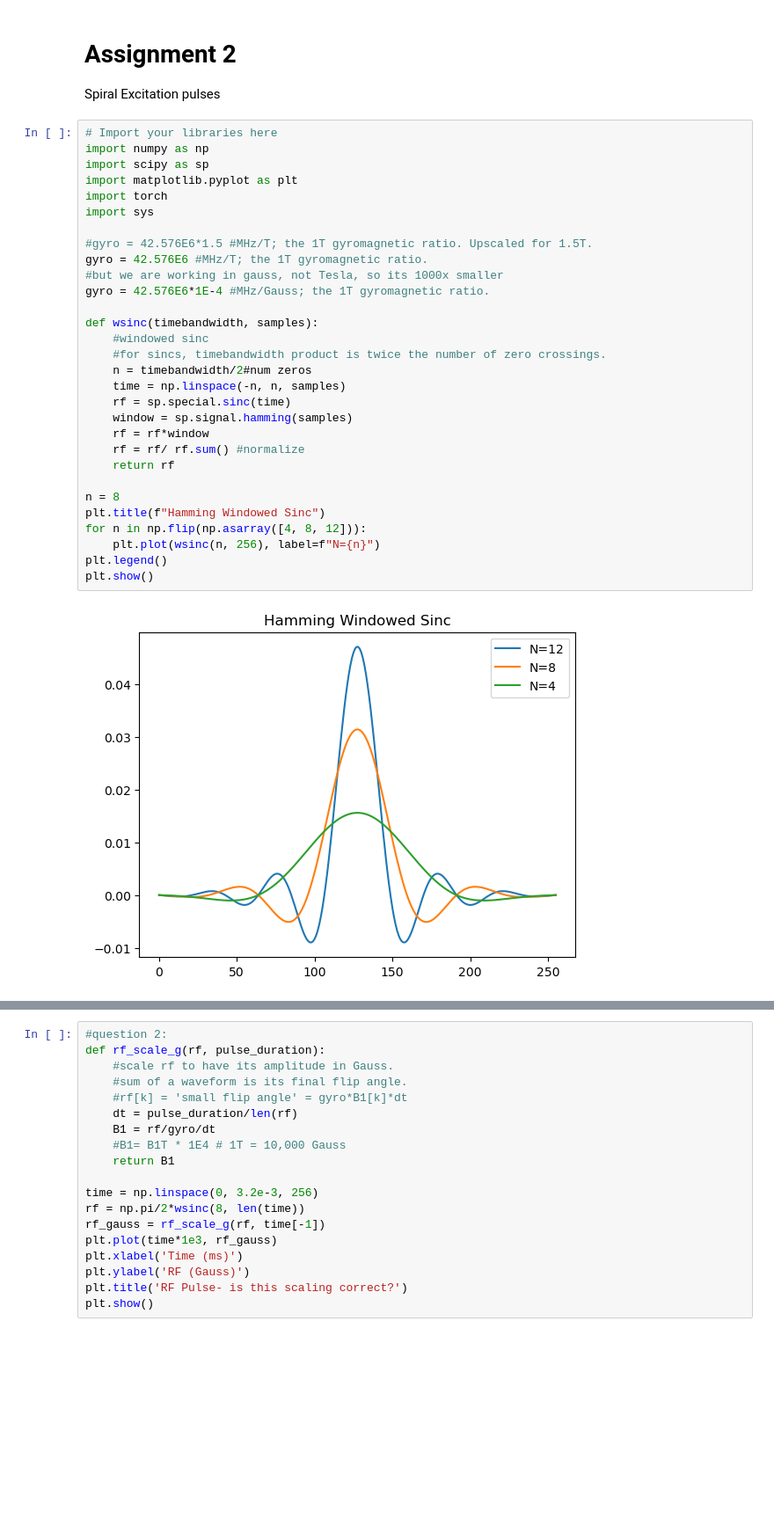
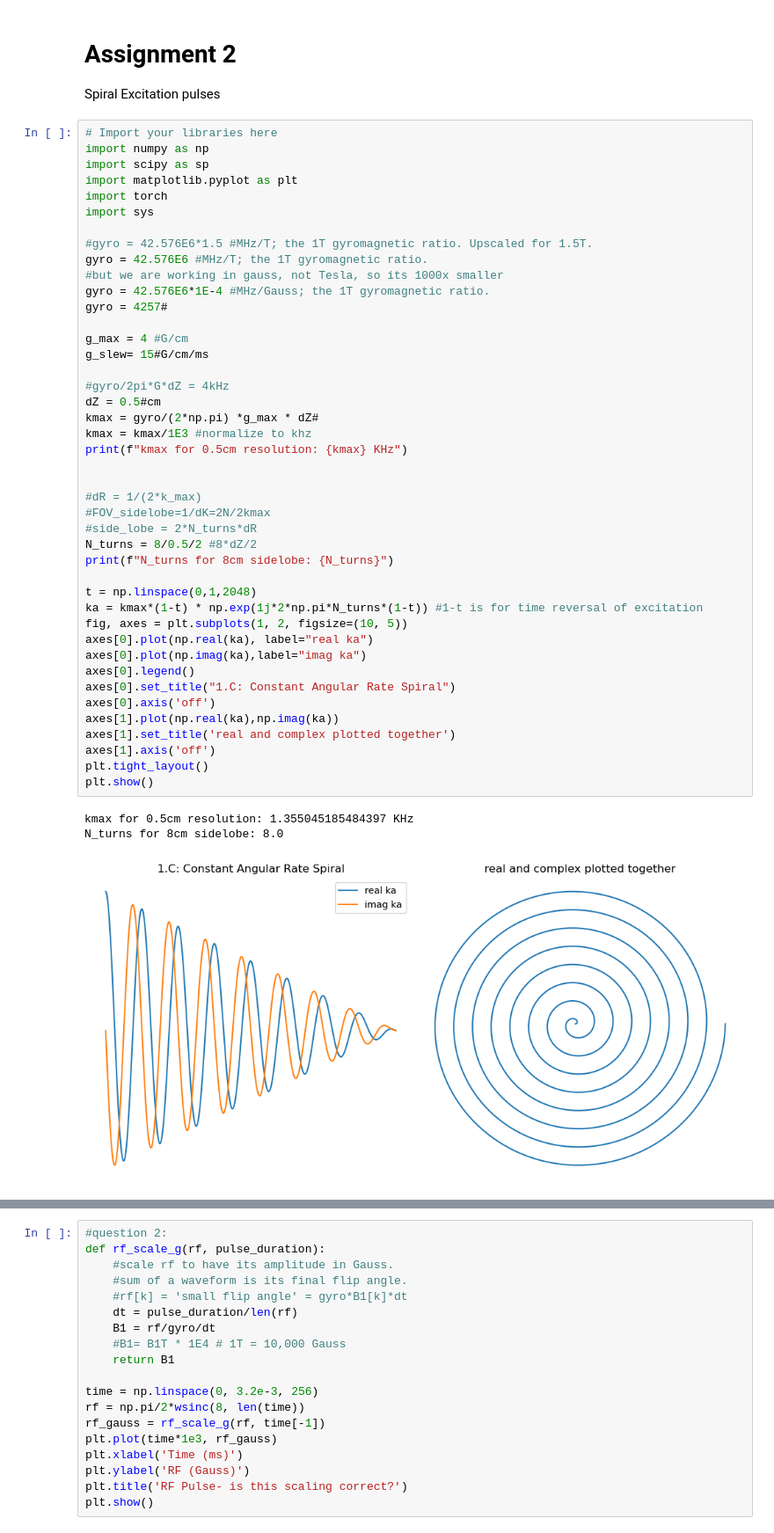
Before and after one commit to jhillard-stanford/mri-fingerprinting, a Jupyter notebook: assingment2/assignment2.ipynb, the cells around one changed output, grey strips where cells are left out. Shown at 88% size. Drawn from its saved outputs; the diff is of its cells as text; blank space fills up the shorter version.

Commit message:
Assignment2 Q1 finished. Cool spiral plots

```diff
--- a/assingment2/assignment2.ipynb
+++ b/assingment2/assignment2.ipynb
@@ -2,35 +2,50 @@
 # Assignment 2
 
 Spiral Excitation pulses
-# %%
-# Import your libraries here
-import numpy as np
-import scipy as sp
-import matplotlib.pyplot as plt
-import torch
-import sys
-
-#gyro = 42.576E6*1.5 #MHz/T; the 1T gyromagnetic ratio. Upscaled for 1.5T.
-gyro = 42.576E6 #MHz/T; the 1T gyromagnetic ratio.
-#but we are working in gauss, not Tesla, so its 1000x smaller
-gyro = 42.576E6*1E-4 #MHz/Gauss; the 1T gyromagnetic ratio.
-
-def wsinc(timebandwidth, samples):
-    #windowed sinc
-    #for sincs, timebandwidth product is twice the number of zero crossings.
-    n = timebandwidth/2#num zeros
-    time = np.linspace(-n, n, samples)
-    rf = sp.special.sinc(time)
-    window = sp.signal.hamming(samples)
-    rf = rf*window
-    rf = rf/ rf.sum() #normalize
-    return rf
-
-n = 8
-plt.title(f"Hamming Windowed Sinc")
-for n in np.flip(np.asarray([4, 8, 12])):
-    plt.plot(wsinc(n, 256), label=f"N={n}")
-plt.legend()
-plt.show()
-# %% [output]
-[figure, removed]
+# %%
+# Import your libraries here
+import numpy as np
+import scipy as sp
+import matplotlib.pyplot as plt
+import torch
+import sys
+
+#gyro = 42.576E6*1.5 #MHz/T; the 1T gyromagnetic ratio. Upscaled for 1.5T.
+gyro = 42.576E6 #MHz/T; the 1T gyromagnetic ratio.
+#but we are working in gauss, not Tesla, so its 1000x smaller
+gyro = 42.576E6*1E-4 #MHz/Gauss; the 1T gyromagnetic ratio.
+gyro = 4257#
+
+g_max = 4 #G/cm
+g_slew= 15#G/cm/ms
+
+#gyro/2pi*G*dZ = 4kHz
+dZ = 0.5#cm
+kmax = gyro/(2*np.pi) *g_max * dZ#
+kmax = kmax/1E3 #normalize to khz
+print(f"kmax for 0.5cm resolution: {kmax} KHz")
+
+
+#dR = 1/(2*k_max)
+#FOV_sidelobe=1/dK=2N/2kmax
+#side_lobe = 2*N_turns*dR
+N_turns = 8/0.5/2 #8*dZ/2
+print(f"N_turns for 8cm sidelobe: {N_turns}")
+
+t = np.linspace(0,1,2048)
+ka = kmax*(1-t) * np.exp(1j*2*np.pi*N_turns*(1-t)) #1-t is for time reversal of excitation
+fig, axes = plt.subplots(1, 2, figsize=(10, 5))
+axes[0].plot(np.real(ka), label="real ka")
+axes[0].plot(np.imag(ka),label="imag ka")
+axes[0].legend()
+axes[0].set_title("1.C: Constant Angular Rate Spiral")
+axes[0].axis('off')
+axes[1].plot(np.real(ka),np.imag(ka))
+axes[1].set_title('real and complex plotted together')
+axes[1].axis('off')
+plt.tight_layout()
+plt.show()
+# %% [output]
+kmax for 0.5cm resolution: 1.355045185484397 KHz
+N_turns for 8cm sidelobe: 8.0
+[figure, added]
```
Also changed, not shown: parts of 5 cells of this notebook, 2 other files.
